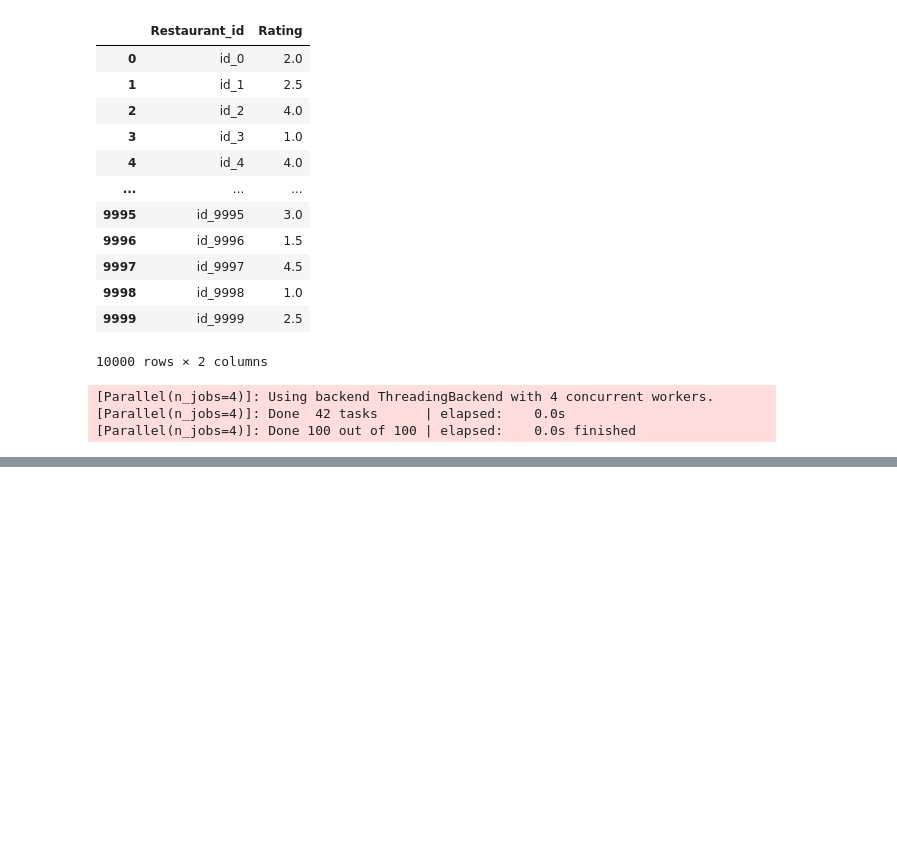
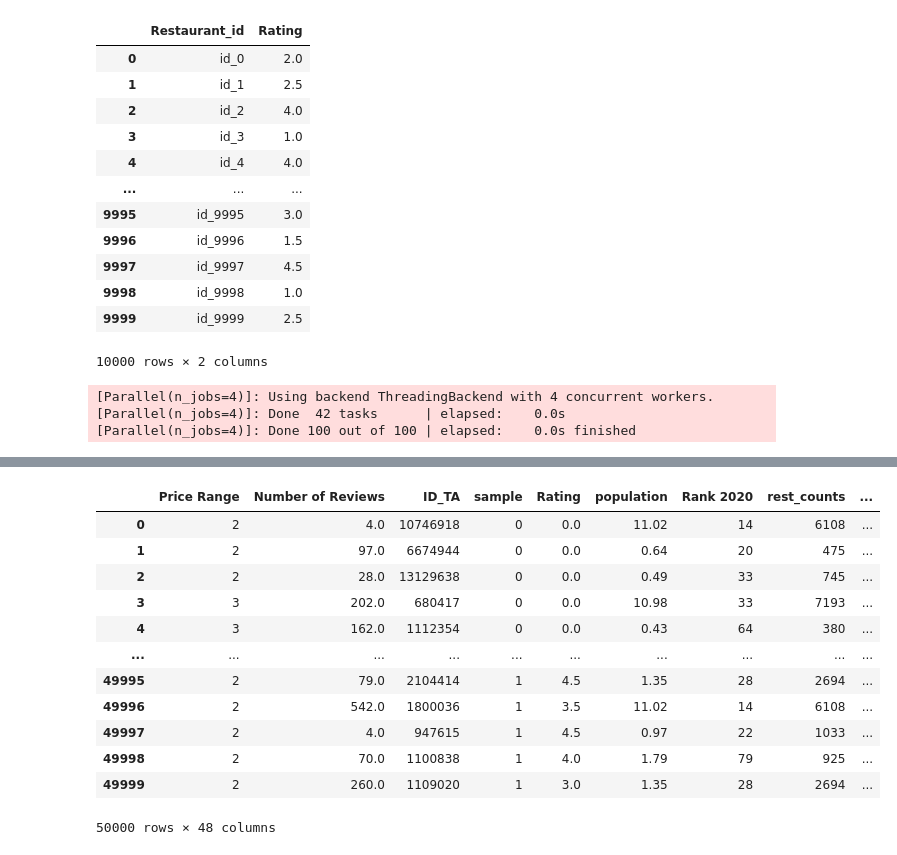
Before and after one commit to rndxx/SkillFactory, a Jupyter notebook: module_3/tripadvisor rating.ipynb, the cells around one changed output, grey strips where cells are left out. Saved outputs shown, nothing was run; the diff lists cells and outputs as text; code cells hidden in the pictures; blank space fills up the shorter version.

```diff
--- a/module_3/tripadvisor rating.ipynb
+++ b/module_3/tripadvisor rating.ipynb
@@ -814,0 +837,16 @@ sample_submission.head(10)
+# %%
+data
+# %% [output]
+|  | Price Range | Number of Reviews | ID_TA | sample | Rating | population | Rank 2020 | rest_counts | ... |
+| 0 | 2 | 4.0 | 10746918 | 0 | 0.0 | 11.02 | 14 | 6108 | ... |
+| 1 | 2 | 97.0 | 6674944 | 0 | 0.0 | 0.64 | 20 | 475 | ... |
+| 2 | 2 | 28.0 | 13129638 | 0 | 0.0 | 0.49 | 33 | 745 | ... |
+| 3 | 3 | 202.0 | 680417 | 0 | 0.0 | 10.98 | 33 | 7193 | ... |
+| 4 | 3 | 162.0 | 1112354 | 0 | 0.0 | 0.43 | 64 | 380 | ... |
+| ... | ... | ... | ... | ... | ... | ... | ... | ... | ... |
+| 49995 | 2 | 79.0 | 2104414 | 1 | 4.5 | 1.35 | 28 | 2694 | ... |
+| 49996 | 2 | 542.0 | 1800036 | 1 | 3.5 | 11.02 | 14 | 6108 | ... |
+| 49997 | 2 | 4.0 | 947615 | 1 | 4.5 | 0.97 | 22 | 1033 | ... |
+| 49998 | 2 | 70.0 | 1100838 | 1 | 4.0 | 1.79 | 79 | 925 | ... |
+| 49999 | 2 | 260.0 | 1109020 | 1 | 3.0 | 1.35 | 28 | 2694 | ... |
+50000 rows × 48 columns
```
Also changed, not shown: parts of 28 cells of this notebook, 2 other files.
